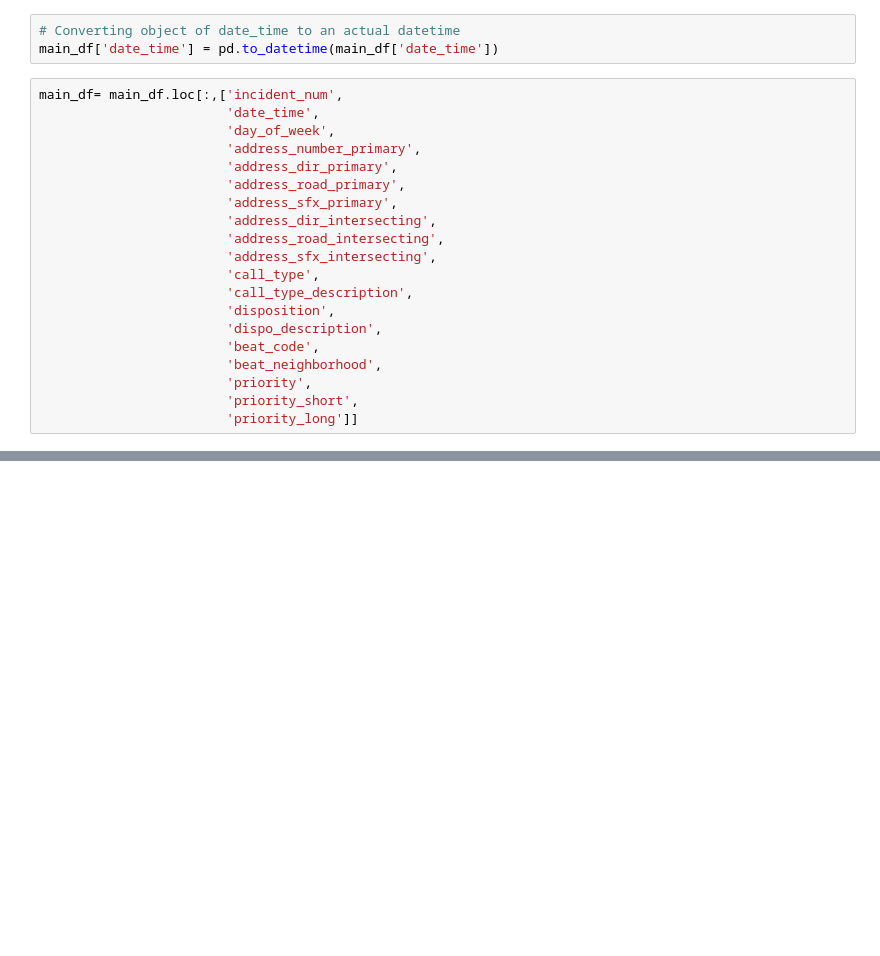
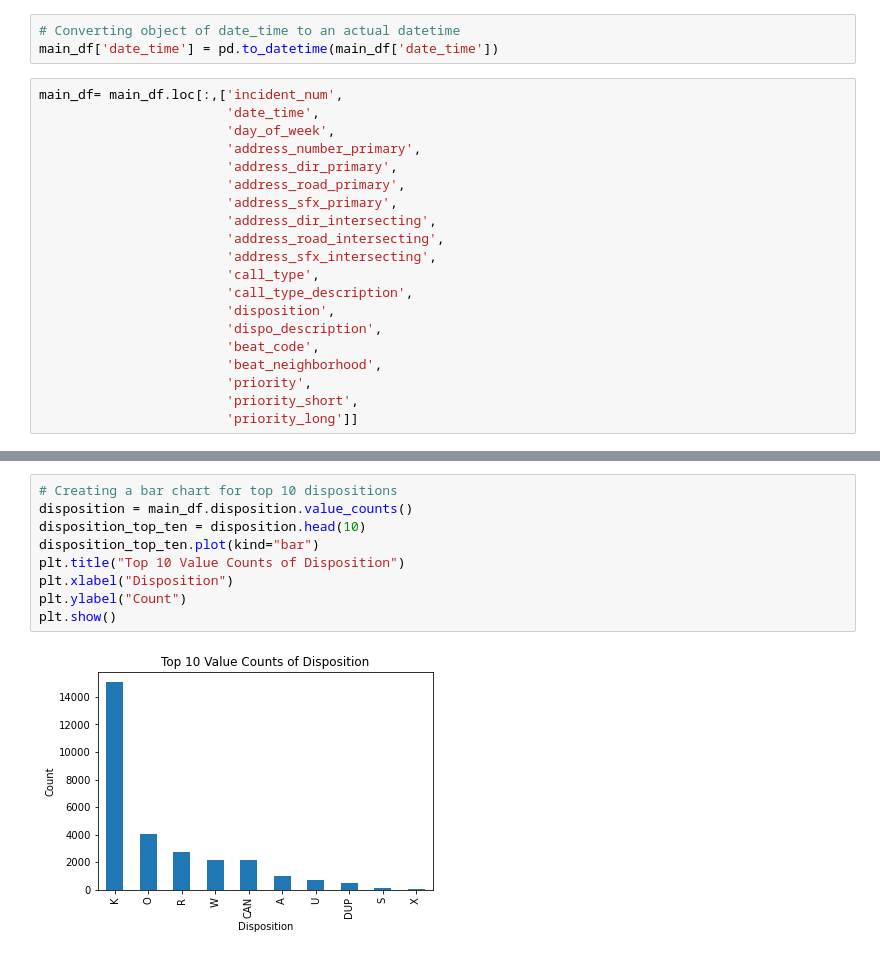
Before and after one commit to zalvatore/Police_Calls_for_Service_San_Diego, a Jupyter notebook: Police_Dataset.ipynb, the cells around one changed output, grey strips where cells are left out. Cells and saved outputs as stored; diff of their text form; blank space fills up the shorter version.

```diff
--- a/Police_Dataset.ipynb
+++ b/Police_Dataset.ipynb
@@ -116,0 +175,11 @@ Name: priority, dtype: int64
+# %%
+# Creating a bar chart for top 10 dispositions
+disposition = main_df.disposition.value_counts()
+disposition_top_ten = disposition.head(10)
+disposition_top_ten.plot(kind="bar")
+plt.title("Top 10 Value Counts of Disposition")
+plt.xlabel("Disposition")
+plt.ylabel("Count")
+plt.show()
+# %% [output]
+[figure, added]
```
Also changed, not shown: parts of 14 cells of this notebook.
